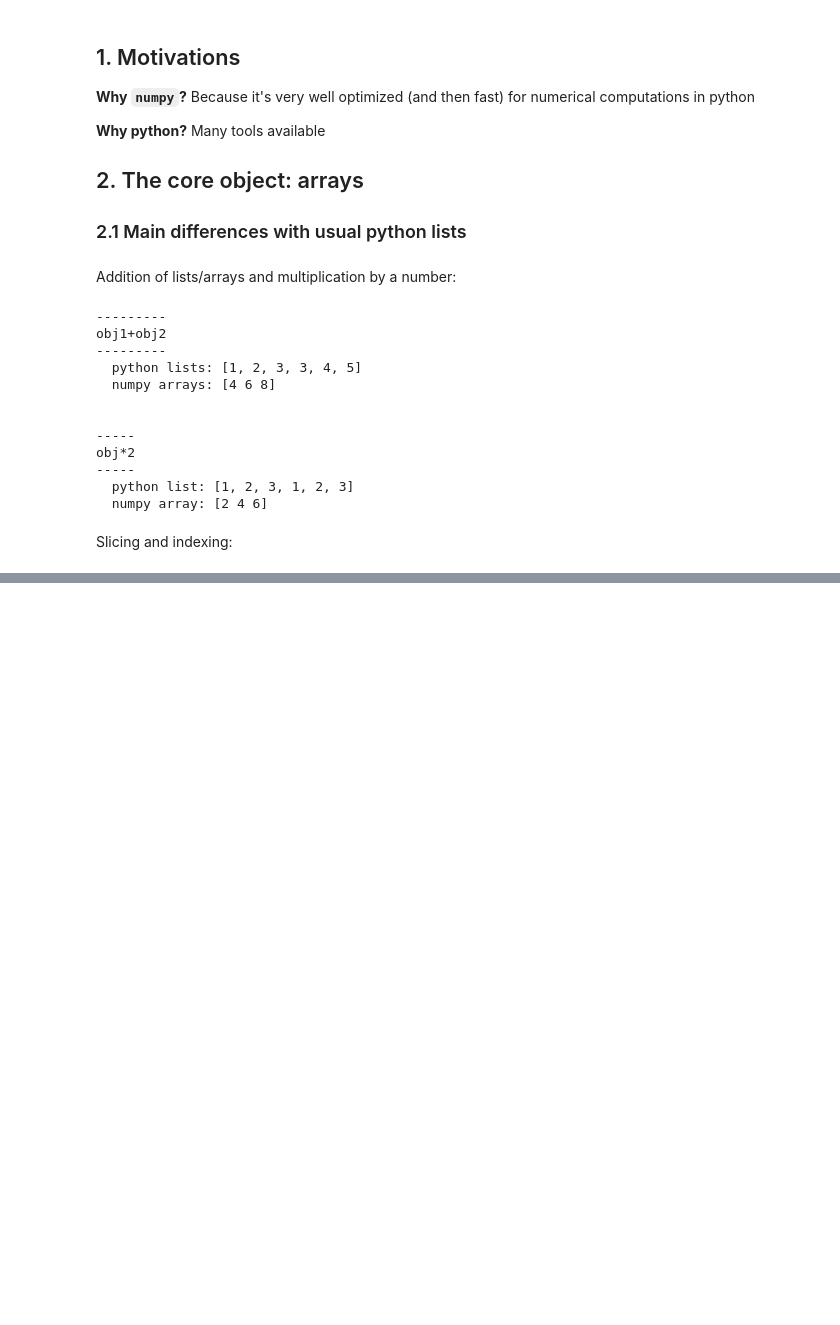
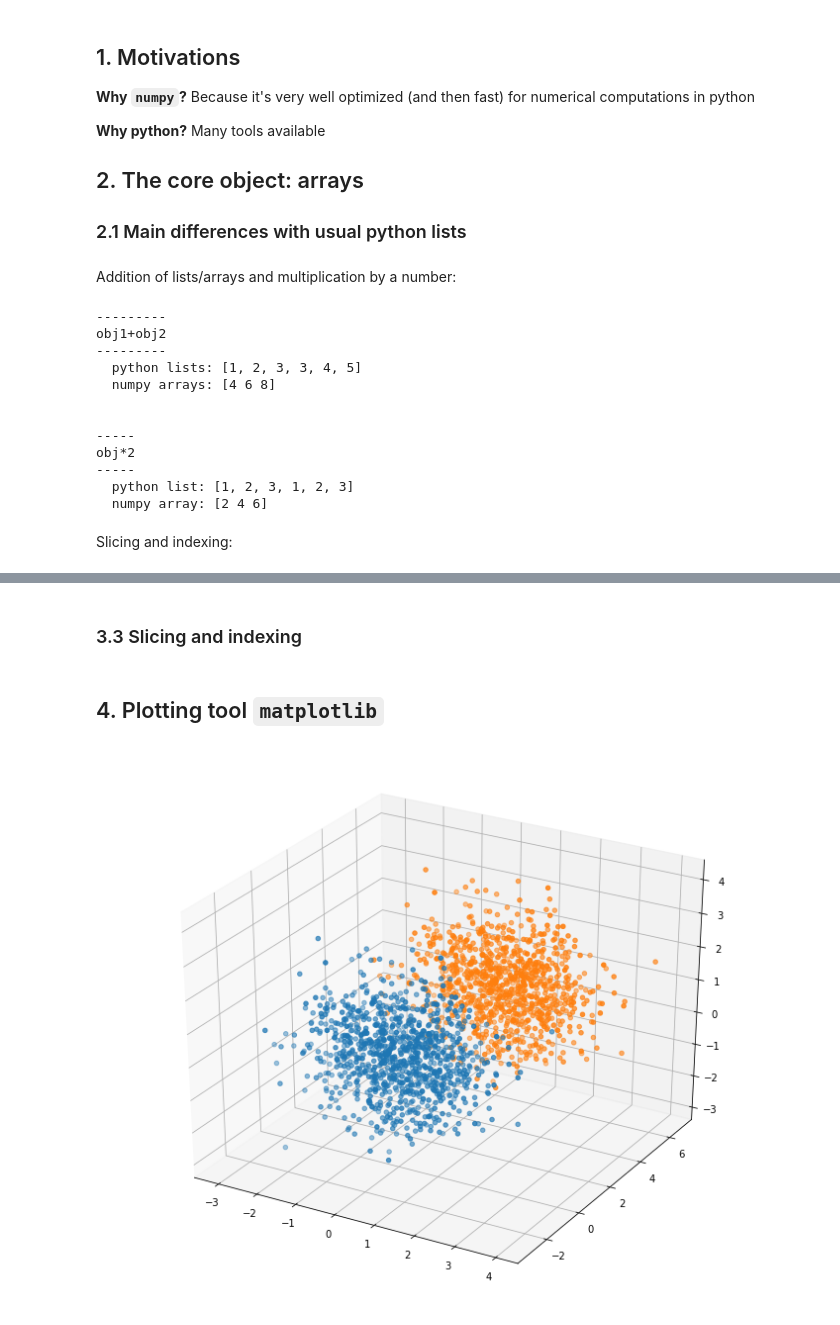
Before and after one commit to MLatCezeaux/intro_numpy, a Jupyter notebook: section1/NumpyIntroduction.ipynb, the cells around one changed output, grey strips where cells are left out. Saved outputs shown, nothing was run; the diff lists cells and outputs as text; code cells hidden in the pictures; blank space fills up the shorter version.

```diff
--- a/section1/NumpyIntroduction.ipynb
+++ b/section1/NumpyIntroduction.ipynb
@@ -83,0 +186,4 @@ Indexing with an integer: obj[[0,2]]
+# %% [markdown]
+### 3.3 Slicing and indexing
+# %% [markdown]
+## 4. Plotting tool `matplotlib`
@@ -83,0 +194,13 @@ Indexing with an integer: obj[[0,2]]
+# %%
+data = np.random.normal(size=(1000, 3))
+r0 = np.array([1, 4, 1])
+data_trans = data + r0
+
+x, y, z = data[:,0], data[:,1], data[:,2]
+x_trans, y_trans, z_trans = data_trans[:,0], data_trans[:,1], data_trans[:,2]
+plt.figure(figsize=(12,10))
+ax = plt.axes(projection='3d')
+_ = ax.scatter3D(x, y, z)
+_ = ax.scatter(x_trans, y_trans, z_trans)
+# %% [output]
+[figure, added]
```
Also changed, not shown: parts of 14 cells of this notebook.
